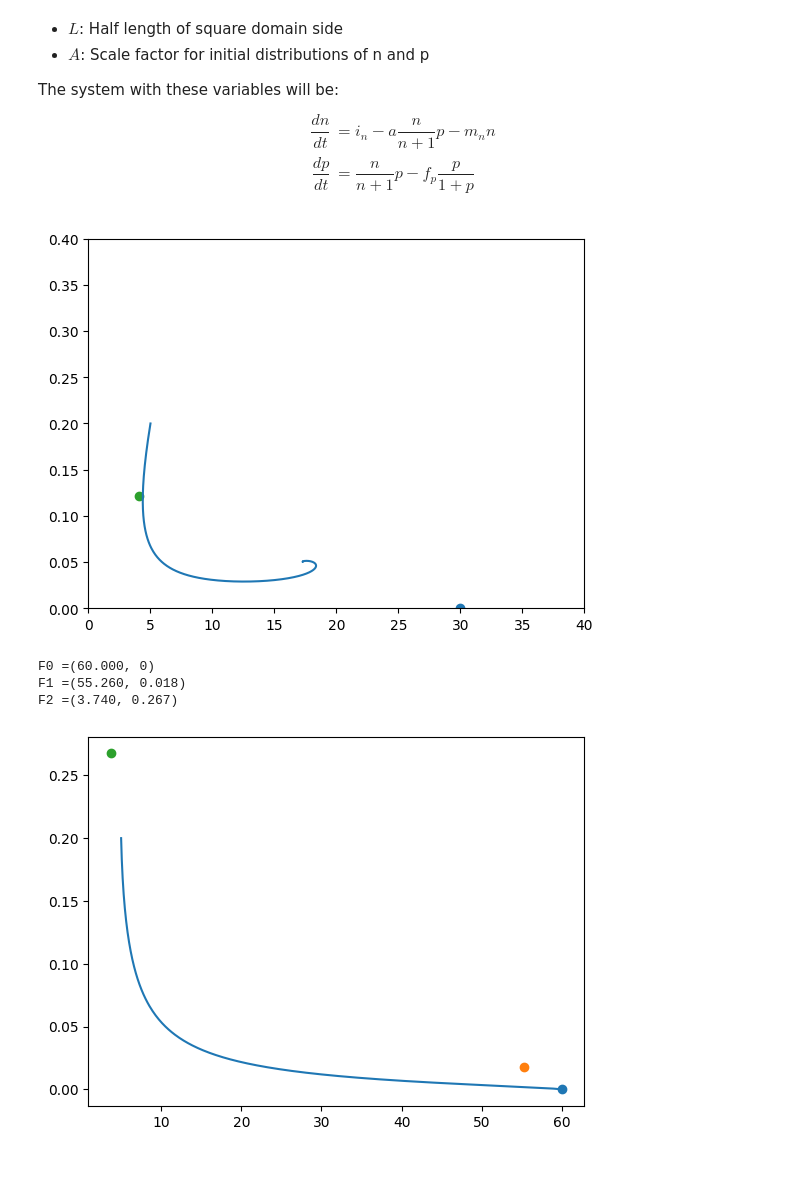
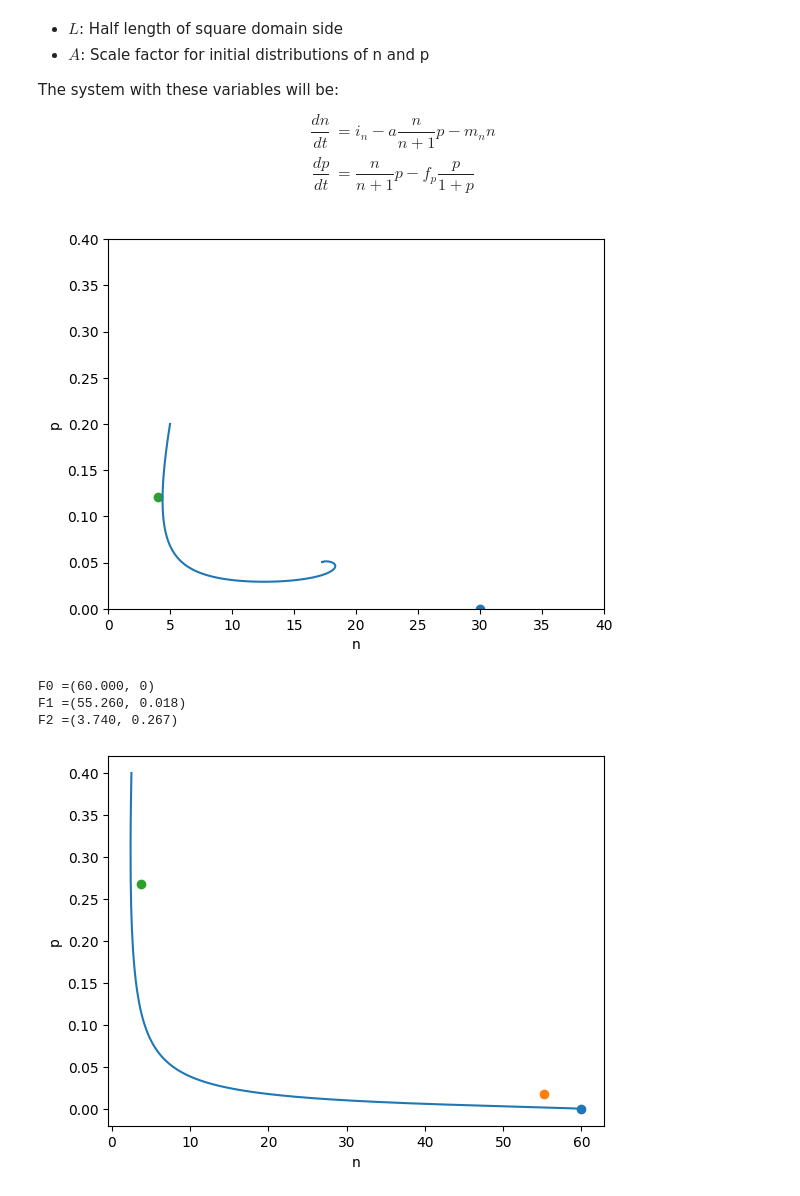
Before and after one commit to AlonsoFernandezVM/Pattern-formation-in-a-phytoplankton-population-based-on-stochastic-models-of-the-ocean-turbulence, a Jupyter notebook: notebooks/result_replication_ds.ipynb, the cells around one changed output. Saved outputs shown, nothing was run; the diff lists cells and outputs as text; code cells hidden in the pictures; blank space fills up the shorter version.

Commit message:
Implemeted runge-kutta solver and formated plots

```diff
--- a/notebooks/result_replication_ds.ipynb
+++ b/notebooks/result_replication_ds.ipynb
@@ -74,14 +74,35 @@ def solve_system_euler(n_0, p_0, dt, T, i_n, a, m_n, f_p):
 def solve_system_rk4(n_0, p_0, dt, T, i_n, a, m_n, f_p):
 
     n_iter = int(T//dt)
+    t_interval = np.linspace(0,T,n_iter+1)
 
     n = [n_0]
     p = [p_0]
 
     for _ in range(n_iter):
 
-        k_n_1 = dn(n[-1], p[-1], i_n, a, m_n)
-        k_n_2 = dn(n[-1], p[-1], i_n, a, m_n)
+        prev_n = n[-1]
+        prev_p = p[-1]
+
+        k1_n = dn(prev_n, prev_p, i_n, a, m_n)
+        k1_p = dp(prev_n, prev_p, f_p)
+
+        k2_n = dn(prev_n + k1_n*dt/2, prev_p + k1_p*dt/2,i_n, a, m_n)
+        k2_p = dp(prev_n + k1_n*dt/2, prev_p + k1_p*dt/2, f_p)
+
+        k3_n = dn(prev_n + k2_n*dt/2, prev_p + k2_p*dt/2,i_n, a, m_n)
+        k3_p = dp(prev_n + k2_n*dt/2, prev_p + k2_p*dt/2, f_p)
+
+        k4_n = dn(prev_n + k3_n*dt/2, prev_p + k3_p*dt/2,i_n, a, m_n)
+        k4_p = dp(prev_n + k3_n*dt/2, prev_p + k3_p*dt/2, f_p)
+
+        new_n = prev_n + (k1_n + 2*k2_n + 2*k3_n + k4_n)*dt/6
+        new_p = prev_p + (k1_p + 2*k2_p + 2*k3_p + k4_p)*dt/6
+
+        n.append(new_n)
+        p.append(new_p)
+
+    return t_interval, n, p
 # %%
 # Set 1
 n_0 = 5
@@ -108,13 +129,15 @@ plt.scatter(n_1, p_1)
 plt.scatter(n_2, p_2)
 plt.xlim(0,40)
 plt.ylim(0,0.4)
+plt.xlabel('n')
+plt.ylabel('p')
 plt.show()
 # %% [output]
-[figure, old version]
+[figure, new version]
 # %%
 # Set 2
-n_0 = 5
-p_0 = 0.2
+n_0 = 2.5
+p_0 = 0.4
 i_n = 1.8
 a = 8
 m_n = 0.03
@@ -122,7 +145,7 @@ f_p = 1
 T = 1000
 dt = 0.12
 # %%
-t, n, p = solve_system_euler(n_0, p_0, dt, T, i_n, a, m_n, f_p)
+t, n, p = solve_system_rk4(n_0, p_0, dt, T, i_n, a, m_n, f_p)
 # %%
 n_0 = i_n/m_n#*np.ones_like(t)
 n_1 = (i_n - m_n + a*(1-f_p) + np.sqrt((m_n + a*(f_p-1) - i_n)**2 - 4*m_n*(a*f_p-i_n)))/(2*m_n)#*np.ones_like(t)
@@ -141,10 +164,12 @@ F2 =(3.740, 0.267)
 # %%
 plt.plot(n, p)
 plt.scatter(n_0, 0)
 plt.scatter(n_1, p_1)
 plt.scatter(n_2, p_2)
+plt.xlabel('n')
+plt.ylabel('p')
 #plt.xlim(0,40)
 #plt.ylim(0,0.4)
 plt.show()
 # %% [output]
-[figure, old version]
+[figure, new version]
```
Also changed, not shown: parts of 1 cell of this notebook.
